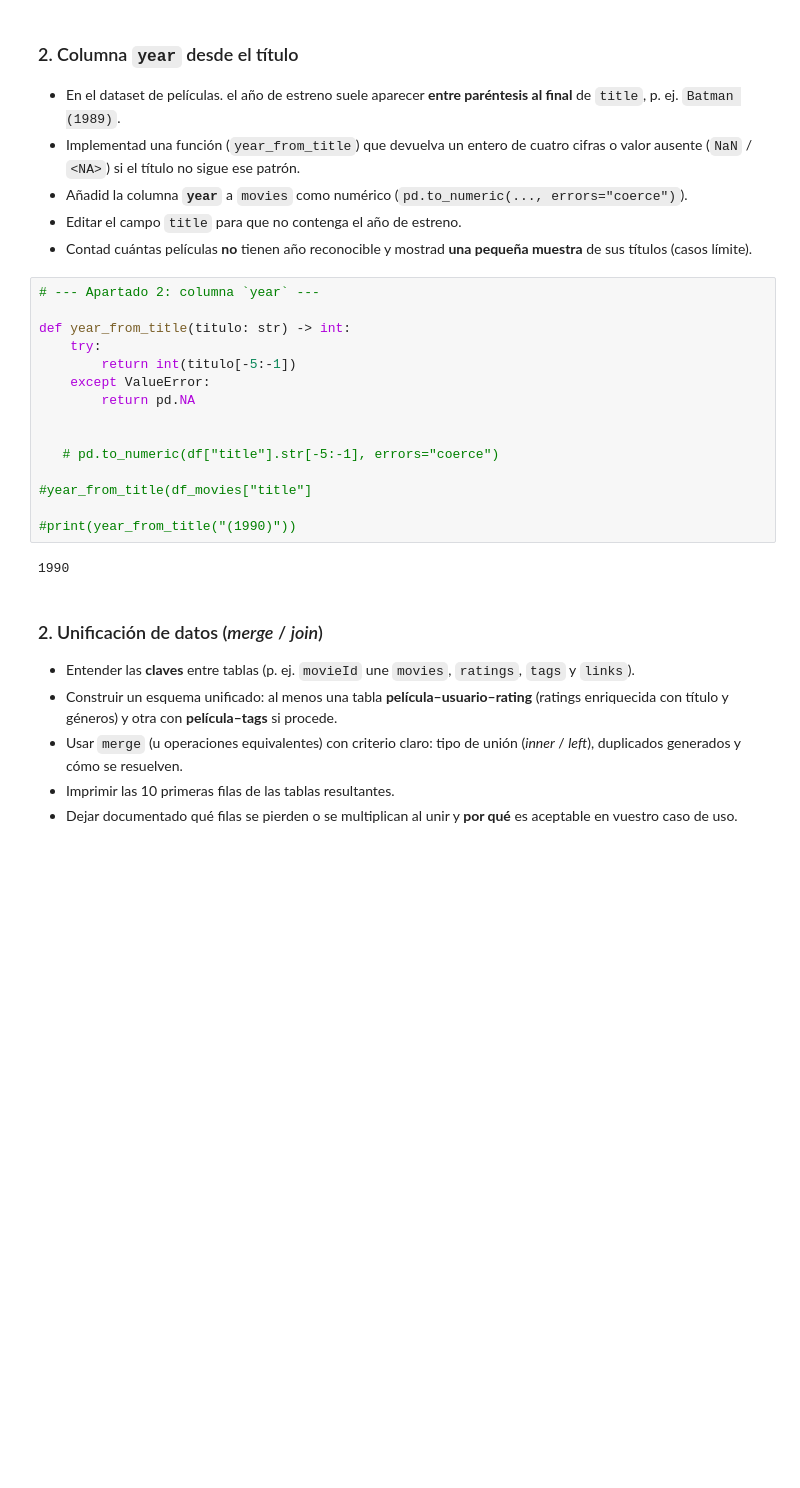
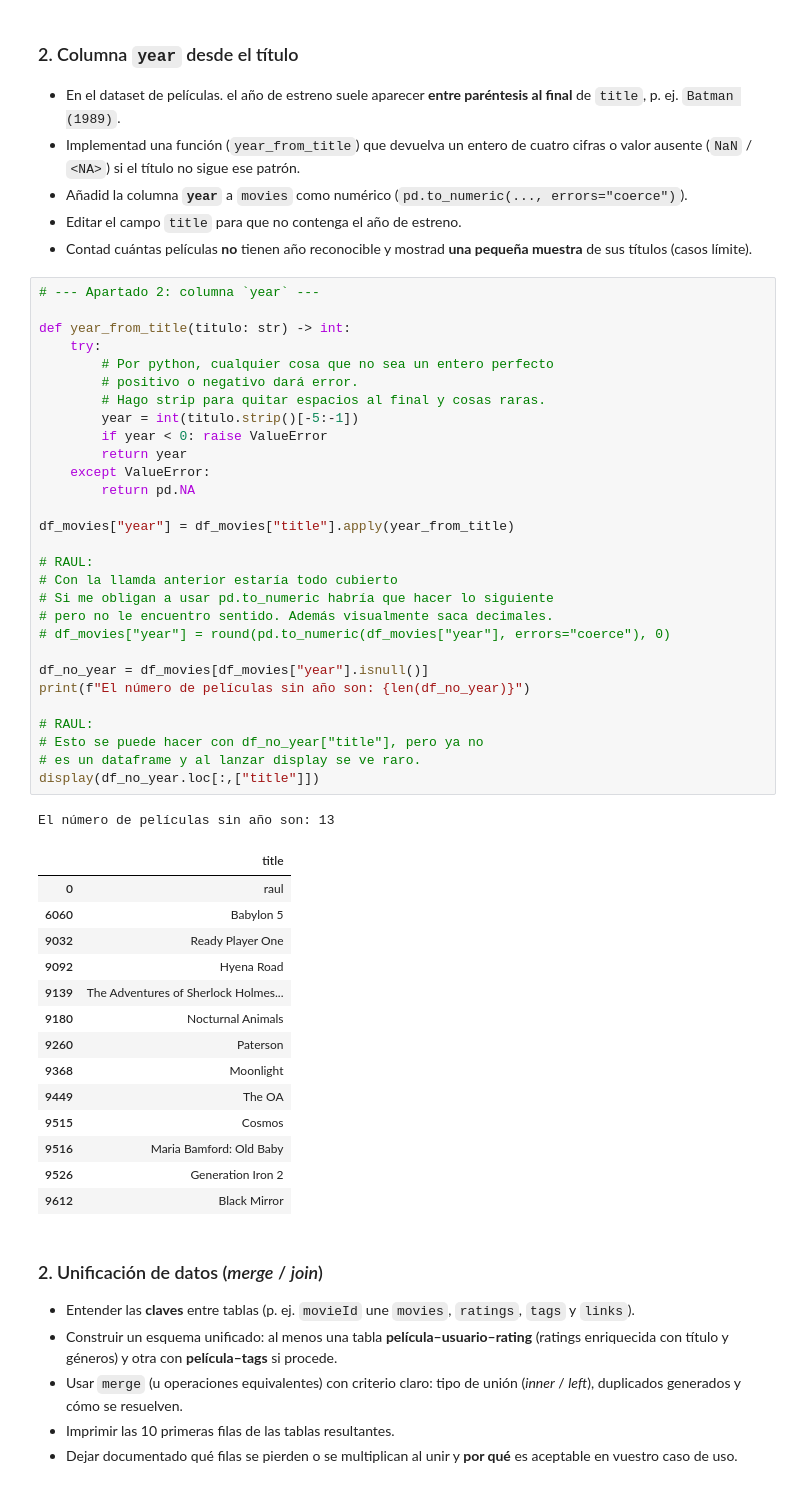
Before and after one commit to rmolinao-stack/bootcamp_AI_copia_local_RMO, a Jupyter notebook: Team_Challenges/TC_01_Sprint_03_04/Team_Challenge_sprint03_04.ipynb, the cells around one changed output. Saved outputs shown, nothing was run; the diff lists cells and outputs as text; blank space fills up the shorter version.

```diff
--- a/Team_Challenges/TC_01_Sprint_03_04/Team_Challenge_sprint03_04.ipynb
+++ b/Team_Challenges/TC_01_Sprint_03_04/Team_Challenge_sprint03_04.ipynb
@@ -133,20 +133,48 @@ A continuación mostramos el dataFrame:
 # %%
 # --- Apartado 2: columna `year` ---
 
 def year_from_title(titulo: str) -> int:
     try:
-        return int(titulo[-5:-1])
+        # Por python, cualquier cosa que no sea un entero perfecto
+        # positivo o negativo dará error.
+        # Hago strip para quitar espacios al final y cosas raras.
+        year = int(titulo.strip()[-5:-1])
+        if year < 0: raise ValueError
+        return year
     except ValueError:
         return pd.NA
 
+df_movies["year"] = df_movies["title"].apply(year_from_title)
 
-   # pd.to_numeric(df["title"].str[-5:-1], errors="coerce")
+# RAUL:
+# Con la llamda anterior estaría todo cubierto
+# Si me obligan a usar pd.to_numeric habría que hacer lo siguiente
+# pero no le encuentro sentido. Además visualmente saca decimales.
+# df_movies["year"] = round(pd.to_numeric(df_movies["year"], errors="coerce"), 0)
 
-#year_from_title(df_movies["title"]
+df_no_year = df_movies[df_movies["year"].isnull()]
+print(f"El número de películas sin año son: {len(df_no_year)}")
 
-#print(year_from_title("(1990)"))
+# RAUL:
+# Esto se puede hacer con df_no_year["title"], pero ya no
+# es un dataframe y al lanzar display se ve raro.
+display(df_no_year.loc[:,["title"]])
 # %% [output]
-1990
+El número de películas sin año son: 13
+|  | title |
+| 0 | raul |
+| 6060 | Babylon 5 |
+| 9032 | Ready Player One |
+| 9092 | Hyena Road |
+| 9139 | The Adventures of Sherlock Holmes... |
+| 9180 | Nocturnal Animals |
+| 9260 | Paterson |
+| 9368 | Moonlight |
+| 9449 | The OA |
+| 9515 | Cosmos |
+| 9516 | Maria Bamford: Old Baby |
+| 9526 | Generation Iron 2 |
+| 9612 | Black Mirror |
 # %% [markdown]
 ### 2. Unificación de datos (*merge* / *join*)
 
```
Also changed, not shown: parts of 4 cells of this notebook, 1 other file.
